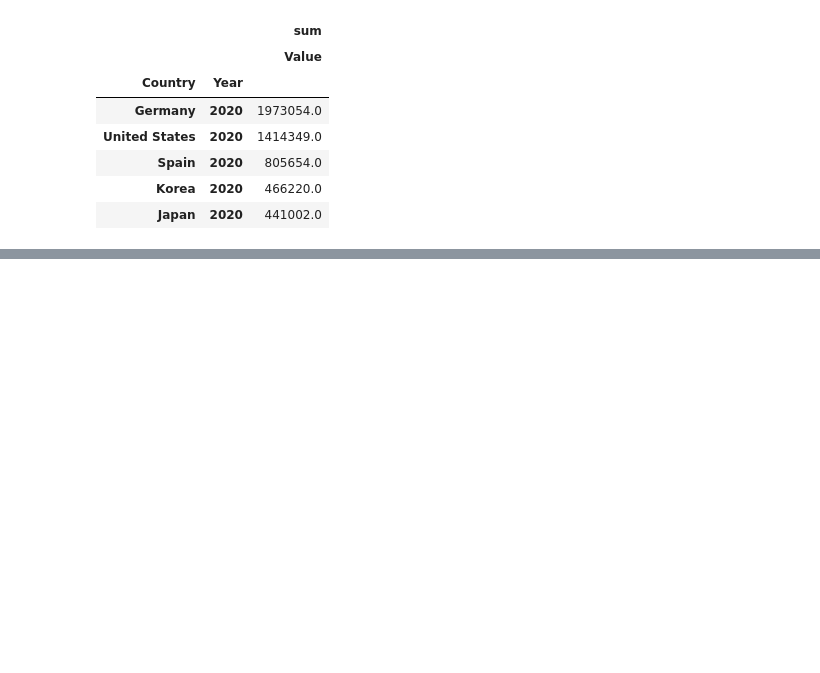
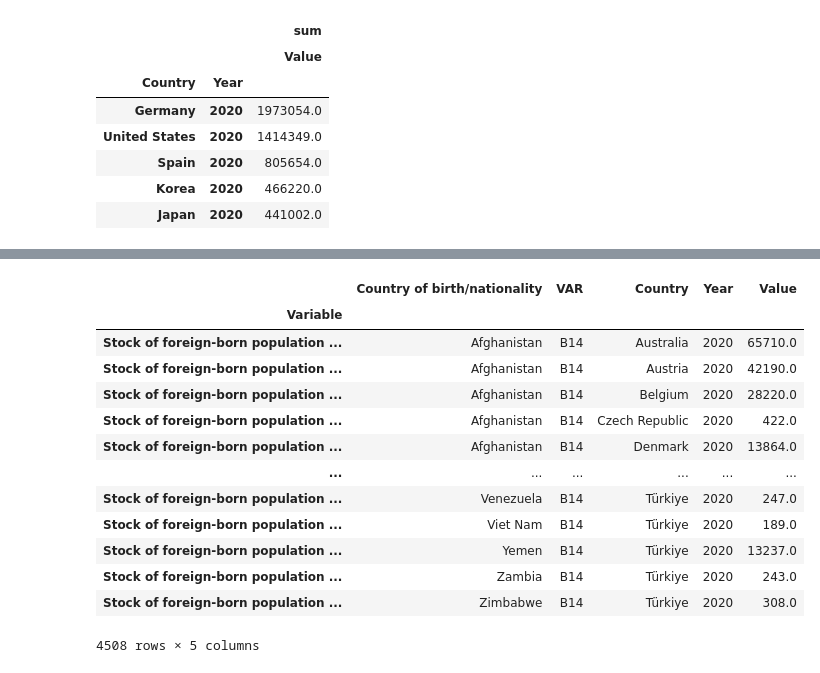
Before and after one commit to sergioabz/mid_project, a Jupyter notebook: notebooks/Analysis_midbootcamp_project.ipynb, the cells around one changed output, grey strips where cells are left out. Saved outputs shown, nothing was run; the diff lists cells and outputs as text; code cells hidden in the pictures; blank space fills up the shorter version.

```diff
--- a/notebooks/Analysis_midbootcamp_project.ipynb
+++ b/notebooks/Analysis_midbootcamp_project.ipynb
@@ -278,0 +606,20 @@ top_5(data, 2020)
+# %%
+ratio_immi = data.copy().set_index('Variable')
+ratio_immi = ratio_immi.loc[['Stock of foreign-born population by country of birth']]
+ratio_immi = ratio_immi[ratio_immi['Year'] == 2020]
+ratio_immi
+# %% [output]
+|  | Country of birth/nationality | VAR | Country | Year | Value |
+| Variable |  |  |  |  |  |
+| Stock of foreign-born population ... | Afghanistan | B14 | Australia | 2020 | 65710.0 |
+| Stock of foreign-born population ... | Afghanistan | B14 | Austria | 2020 | 42190.0 |
+| Stock of foreign-born population ... | Afghanistan | B14 | Belgium | 2020 | 28220.0 |
+| Stock of foreign-born population ... | Afghanistan | B14 | Czech Republic | 2020 | 422.0 |
+| Stock of foreign-born population ... | Afghanistan | B14 | Denmark | 2020 | 13864.0 |
+| ... | ... | ... | ... | ... | ... |
+| Stock of foreign-born population ... | Venezuela | B14 | Türkiye | 2020 | 247.0 |
+| Stock of foreign-born population ... | Viet Nam | B14 | Türkiye | 2020 | 189.0 |
+| Stock of foreign-born population ... | Yemen | B14 | Türkiye | 2020 | 13237.0 |
+| Stock of foreign-born population ... | Zambia | B14 | Türkiye | 2020 | 243.0 |
+| Stock of foreign-born population ... | Zimbabwe | B14 | Türkiye | 2020 | 308.0 |
+4508 rows × 5 columns
```
Also changed, not shown: parts of 55 cells of this notebook.
